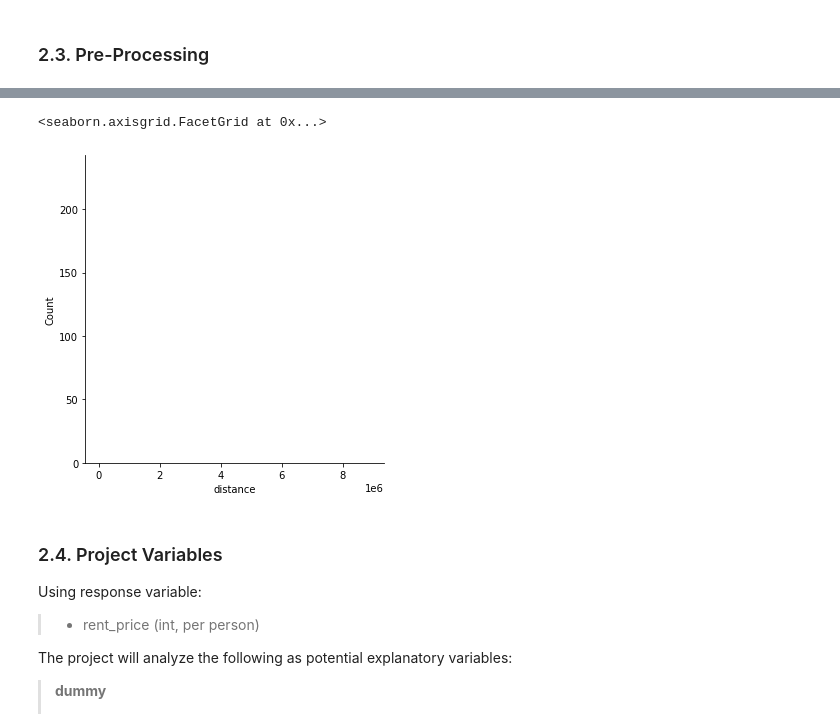
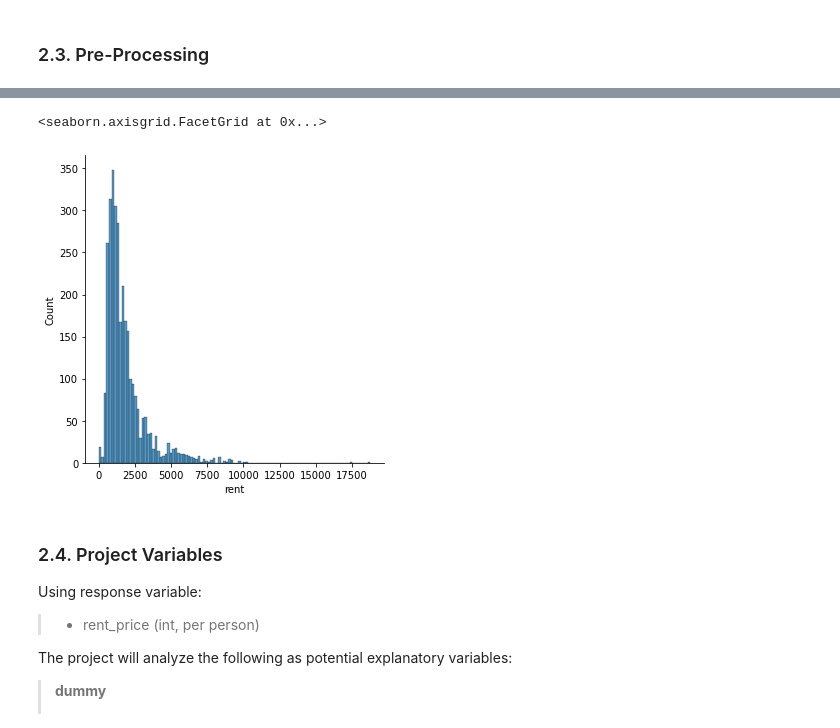
Before and after one commit to nathanblumenfeld/collegetownrent, a Jupyter notebook: updated.ipynb, the cells around one changed output, grey strips where cells are left out. Saved outputs shown, nothing was run; the diff lists cells and outputs as text; code cells hidden in the pictures.

```diff
--- a/updated.ipynb
+++ b/updated.ipynb
@@ -478,8 +474,8 @@ df
 # %%
-sns.displot(df, x='distance', binwidth=50)
+sns.displot(data=df_area, x='rent')
 # %% [output]
 <seaborn.axisgrid.FacetGrid at 0x...>
-[figure, old version]
+[figure, new version]
 # %% [markdown]
 <a id="data/variables"></a>
 ### 2.4. Project Variables
```
Also changed, not shown: parts of 50 cells of this notebook, 3 other files.
